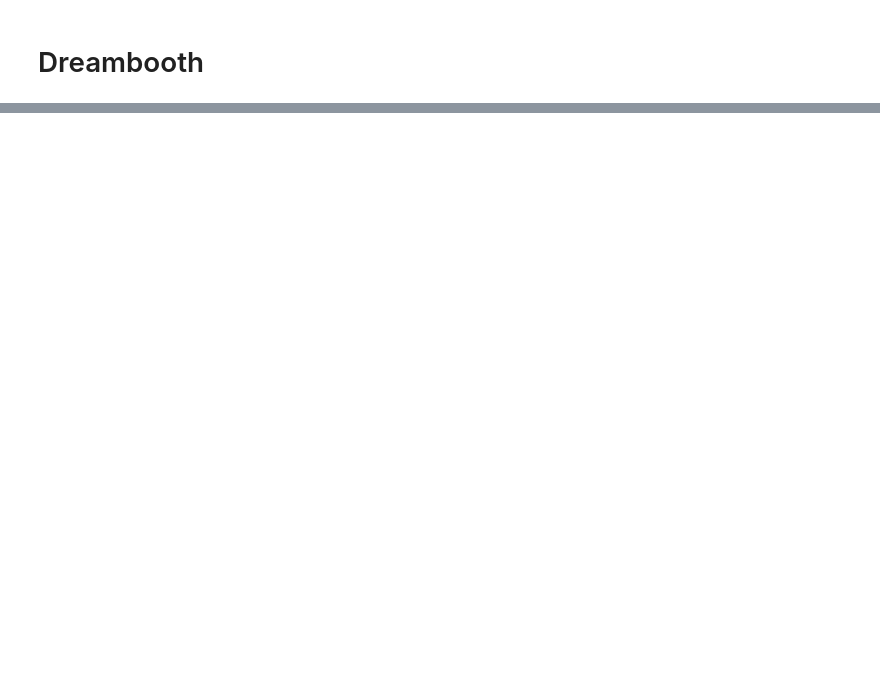
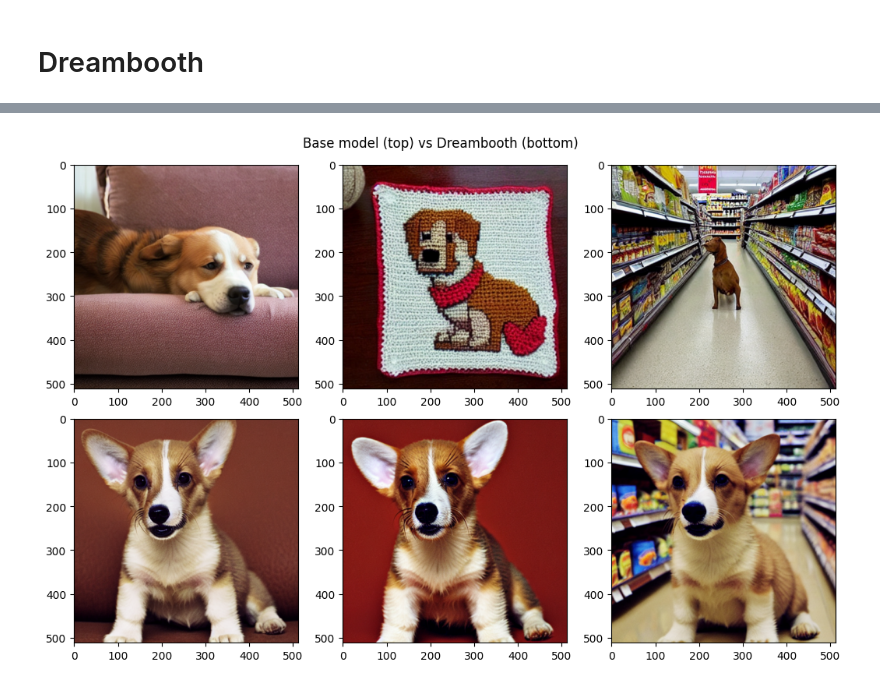
Before and after one commit to milosz7/ml2025-26, a Jupyter notebook: lab/diffusion_project.ipynb, the cells around one changed output, grey strips where cells are left out. Cells and saved outputs as stored; diff of their text form; code cells hidden in the pictures; blank space fills up the shorter version.

```diff
--- a/lab/diffusion_project.ipynb
+++ b/lab/diffusion_project.ipynb
@@ -122,16 +116,16 @@ from diffusers import DiffusionPipeline, UNet2DConditionModel
 from transformers import CLIPTextModel
 import torch
 
-unet = UNet2DConditionModel.from_pretrained("/content/model_output_lora/unet")
+unet = UNet2DConditionModel.from_pretrained("/content/dreambooth_model_output/unet")
 
 # if you have trained with `--args.train_text_encoder` make sure to also load the text encoder
-text_encoder = CLIPTextModel.from_pretrained("/content/model_output_lora/text_encoder")
+text_encoder = CLIPTextModel.from_pretrained("/content/dreambooth_model_output/text_encoder")
 
 pipeline = DiffusionPipeline.from_pretrained(
     "stable-diffusion-v1-5/stable-diffusion-v1-5", unet=unet, text_encoder=text_encoder, dtype=torch.float16,
 ).to("cuda")
 
-prompts = ["A close up portrait of a female in sks style", "Natural landscape painting in sks style", "An abstract painting with a human silhouette in sks style"]
+prompts = ["A picture of a sks dog laying on a couch", "A picture of a sks dog in crochet style", "A picture of a sks dog in a grocery store aisle"]
 for n, prompt in enumerate(prompts):
     image = pipeline(prompt, num_inference_steps=50, guidance_scale=7.5, generator=torch.manual_seed(0)).images[0]
     image.save(f"sks_style_image_dreambooth_{n}.png")
@@ -158,0 +150,13 @@ del pipeline
+# %%
+data_dir = "/content/"
+fig, ax = plt.subplots(2, 3, figsize=(3 * 3.5, 7))
+for n in range(len(prompts)):
+    img_orig = Image.open(data_dir + f"sks_style_image_{n}.png")
+    img_dreambooth = Image.open(data_dir + f"sks_style_image_dreambooth_{n}.png")
+    ax[0, n].imshow(img_orig)
+    ax[1, n].imshow(img_dreambooth)
+fig.suptitle("Base model (top) vs Dreambooth (bottom)")
+plt.tight_layout()
+plt.show()
+# %% [output]
+[figure, added]
```
Also changed, not shown: parts of 13 cells of this notebook.
